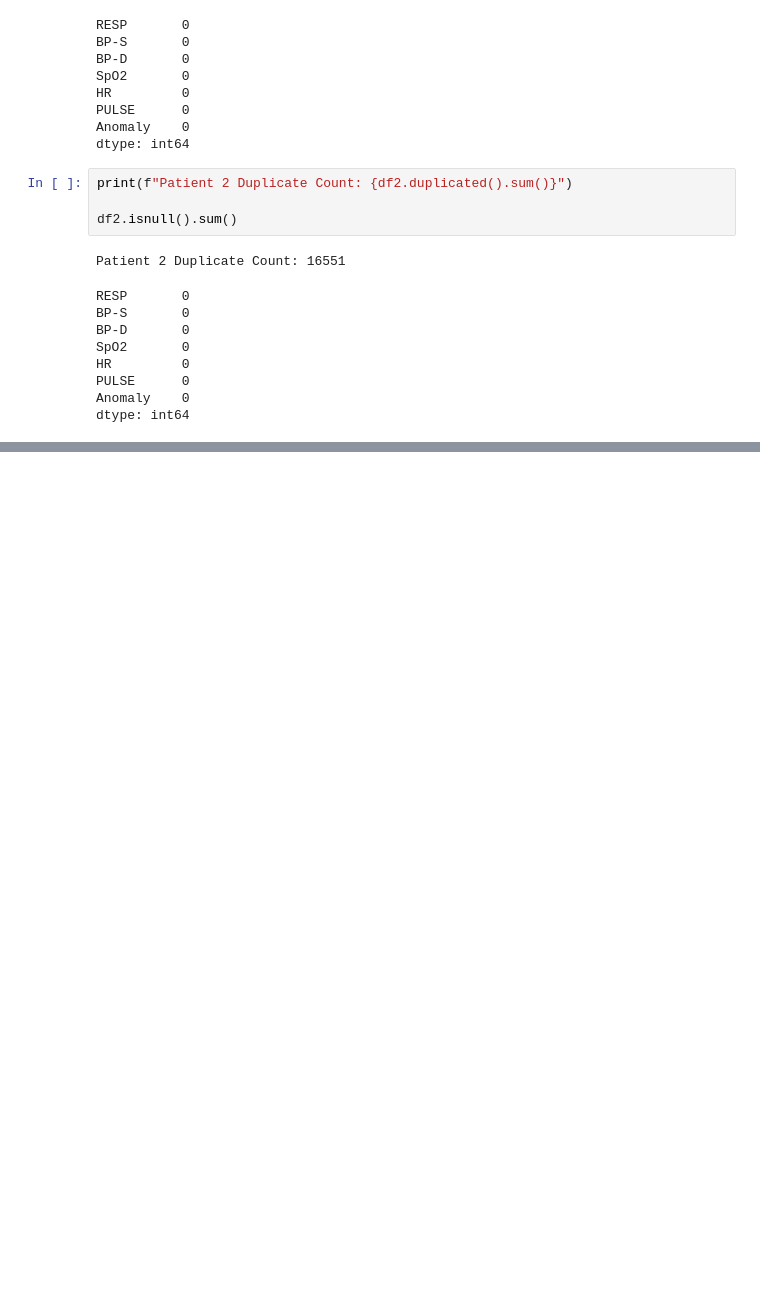
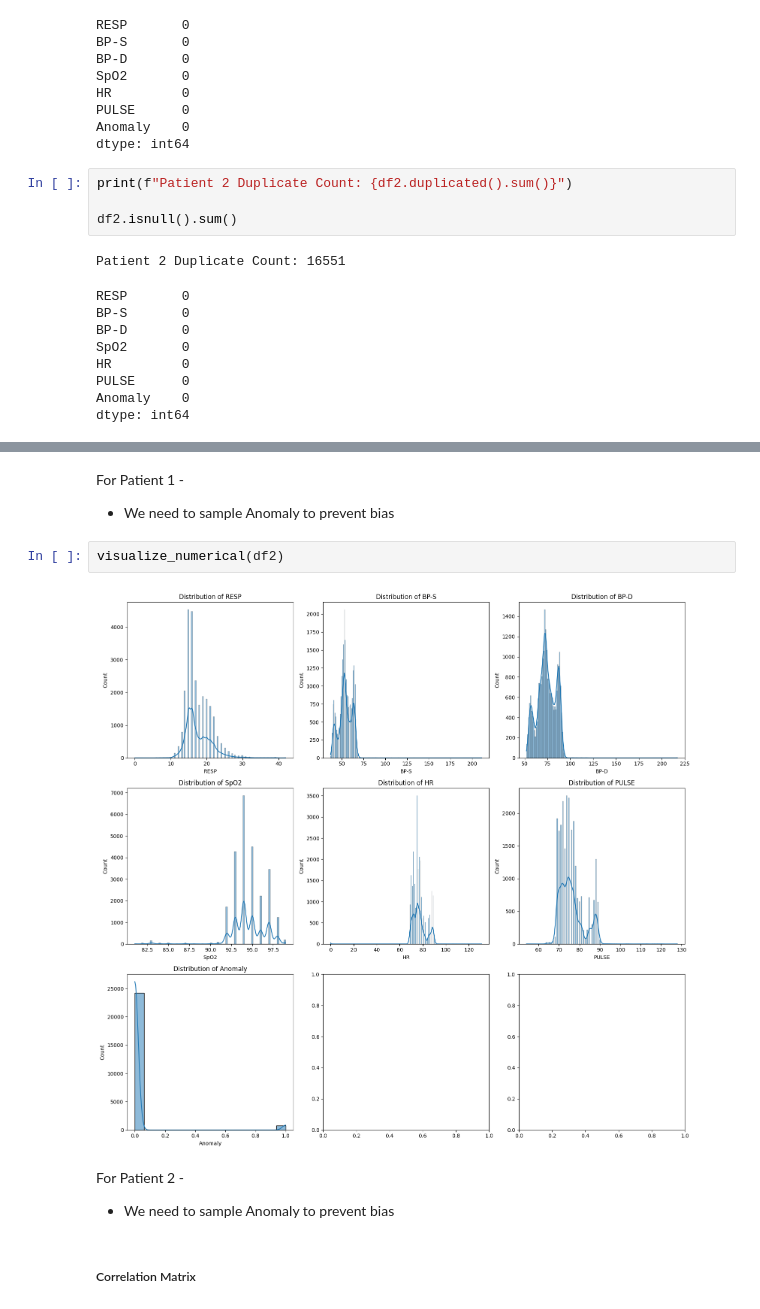
Before and after one commit to zoddtheimmortal/ml-assignments, a Jupyter notebook: a2/main.ipynb, the cells around one changed output, grey strips where cells are left out. Cells and saved outputs as stored; diff of their text form; blank space fills up the shorter version.

```diff
--- a/a2/main.ipynb
+++ b/a2/main.ipynb
@@ -157,0 +148,12 @@ dtype: int64
+# %% [markdown]
+For Patient 1 -
+- We need to sample Anomaly to prevent bias
+# %%
+visualize_numerical(df2)
+# %% [output]
+[figure, added]
+# %% [markdown]
+For Patient 2 -
+- We need to sample Anomaly to prevent bias
+# %% [markdown]
+##### Correlation Matrix
```
Also changed, not shown: parts of 16 cells of this notebook, 2 other files.
